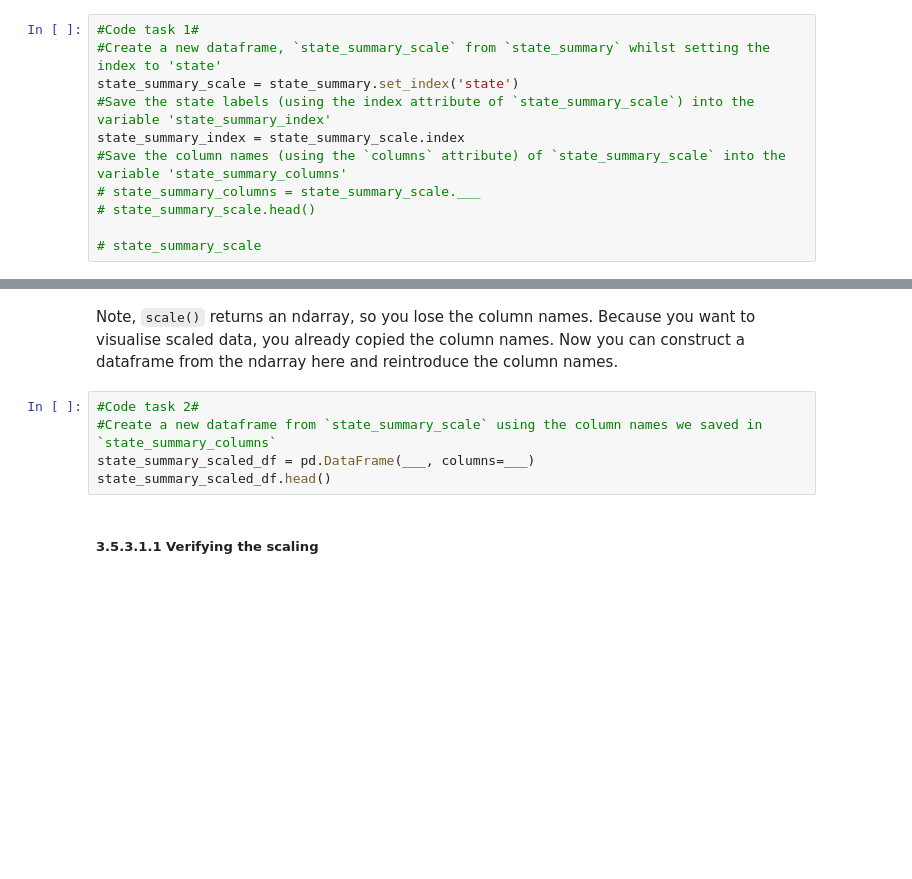
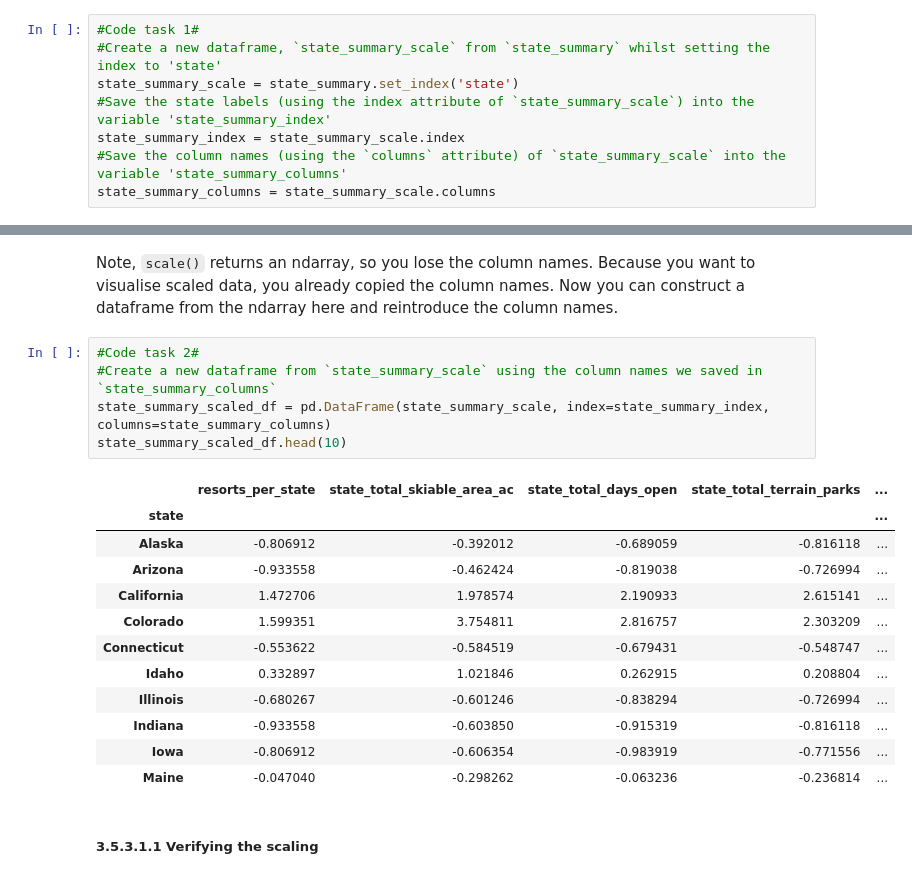
Before and after one commit to tslaFDs/Springboard, a Jupyter notebook: Guided Capstone Project/03_exploratory_data_analysis.ipynb, the cells around one changed output, grey strips where cells are left out. Saved outputs shown, nothing was run; the diff lists cells and outputs as text; blank space fills up the shorter version.

```diff
--- a/Guided Capstone Project/03_exploratory_data_analysis.ipynb
+++ b/Guided Capstone Project/03_exploratory_data_analysis.ipynb
@@ -324,7 +324,4 @@ state_summary_scale = state_summary.set_index('state')
 #Save the state labels (using the index attribute of `state_summary_scale`) into the variable 'state_summary_index'
 state_summary_index = state_summary_scale.index
 #Save the column names (using the `columns` attribute) of `state_summary_scale` into the variable 'state_summary_columns'
-# state_summary_columns = state_summary_scale.___
-# state_summary_scale.head()
-
-# state_summary_scale
+state_summary_columns = state_summary_scale.columns
@@ -358,8 +357,21 @@ Note, `scale()` returns an ndarray, so you lose the column names. Because you wa
 # %%
 #Code task 2#
 #Create a new dataframe from `state_summary_scale` using the column names we saved in `state_summary_columns`
-state_summary_scaled_df = pd.DataFrame(___, columns=___)
-state_summary_scaled_df.head()
+state_summary_scaled_df = pd.DataFrame(state_summary_scale, index=state_summary_index, columns=state_summary_columns)
+state_summary_scaled_df.head(10)
+# %% [output]
+|  | resorts_per_state | state_total_skiable_area_ac | state_total_days_open | state_total_terrain_parks | ... |
+| state |  |  |  |  | ... |
+| Alaska | -0.806912 | -0.392012 | -0.689059 | -0.816118 | ... |
+| Arizona | -0.933558 | -0.462424 | -0.819038 | -0.726994 | ... |
+| California | 1.472706 | 1.978574 | 2.190933 | 2.615141 | ... |
+| Colorado | 1.599351 | 3.754811 | 2.816757 | 2.303209 | ... |
+| Connecticut | -0.553622 | -0.584519 | -0.679431 | -0.548747 | ... |
+| Idaho | 0.332897 | 1.021846 | 0.262915 | 0.208804 | ... |
+| Illinois | -0.680267 | -0.601246 | -0.838294 | -0.726994 | ... |
+| Indiana | -0.933558 | -0.603850 | -0.915319 | -0.816118 | ... |
+| Iowa | -0.806912 | -0.606354 | -0.983919 | -0.771556 | ... |
+| Maine | -0.047040 | -0.298262 | -0.063236 | -0.236814 | ... |
 # %% [markdown]
 ##### 3.5.3.1.1 Verifying the scaling<a id='3.5.3.1.1_Verifying_the_scaling'></a>
 # %% [markdown]
```
Also changed, not shown: parts of 9 cells of this notebook.
